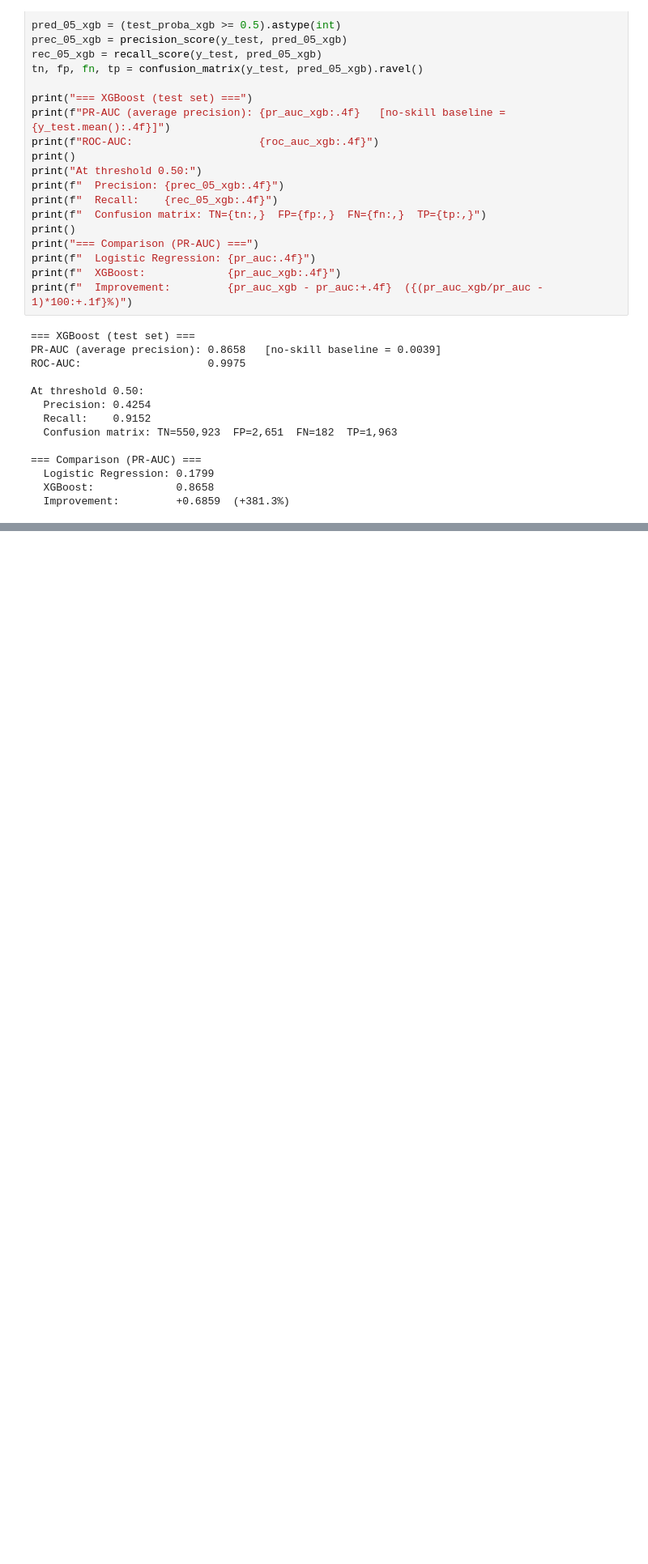
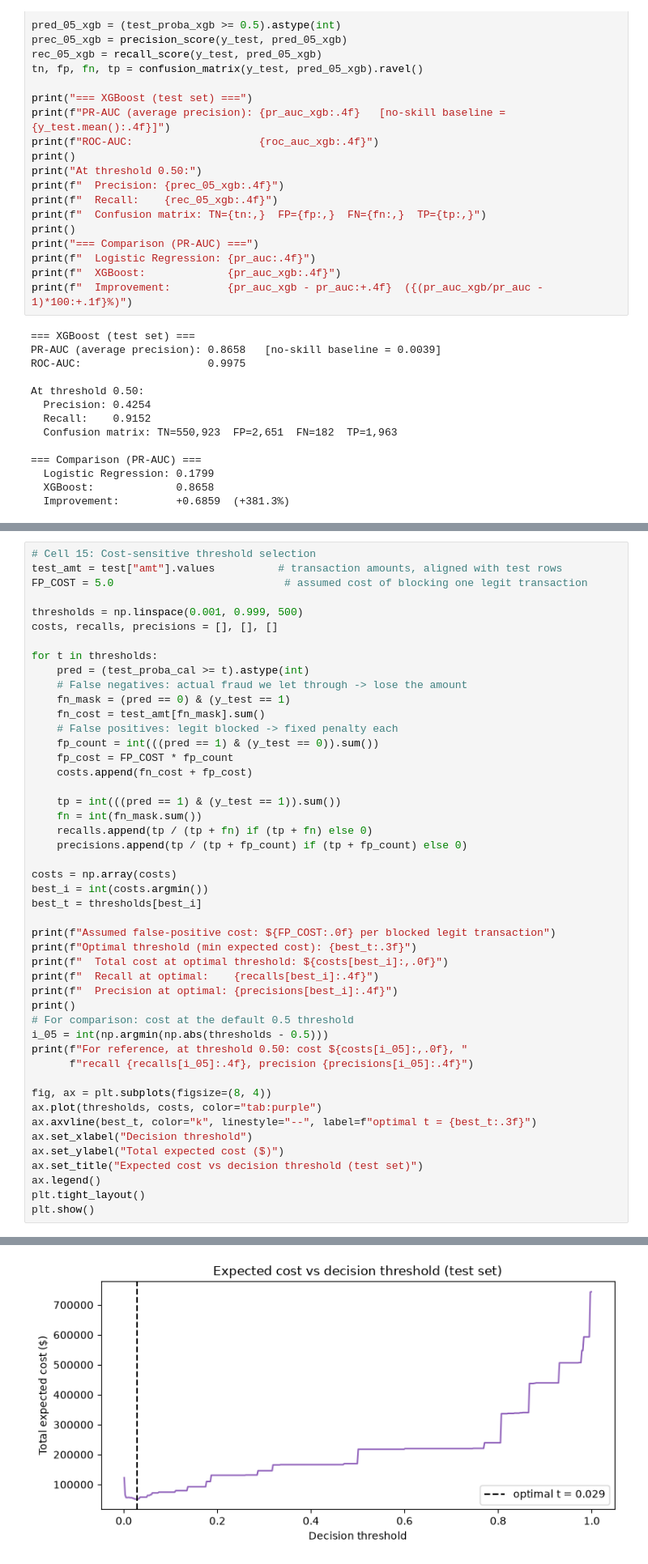
Before and after one commit to KESHAV8087/Payment-Risk-Engine, a Jupyter notebook: notebooks/01_eda.ipynb, the cells around one changed output, grey strips where cells are left out. Shown at 81% size. Saved outputs shown, nothing was run; the diff lists cells and outputs as text; blank space fills up the shorter version.

```diff
--- a/notebooks/01_eda.ipynb
+++ b/notebooks/01_eda.ipynb
@@ -521,0 +531,48 @@ InvalidParameterError: The 'cv' parameter of CalibratedClassifierCV must be an i
+# %%
+# Cell 15: Cost-sensitive threshold selection
+test_amt = test["amt"].values          # transaction amounts, aligned with test rows
+FP_COST = 5.0                           # assumed cost of blocking one legit transaction
+
+thresholds = np.linspace(0.001, 0.999, 500)
+costs, recalls, precisions = [], [], []
+
+for t in thresholds:
+    pred = (test_proba_cal >= t).astype(int)
+    # False negatives: actual fraud we let through -> lose the amount
+    fn_mask = (pred == 0) & (y_test == 1)
+    fn_cost = test_amt[fn_mask].sum()
+    # False positives: legit blocked -> fixed penalty each
+    fp_count = int(((pred == 1) & (y_test == 0)).sum())
+    fp_cost = FP_COST * fp_count
+    costs.append(fn_cost + fp_cost)
+
+    tp = int(((pred == 1) & (y_test == 1)).sum())
+    fn = int(fn_mask.sum())
+    recalls.append(tp / (tp + fn) if (tp + fn) else 0)
+    precisions.append(tp / (tp + fp_count) if (tp + fp_count) else 0)
+
+costs = np.array(costs)
+best_i = int(costs.argmin())
+best_t = thresholds[best_i]
+
+print(f"Assumed false-positive cost: ${FP_COST:.0f} per blocked legit transaction")
+print(f"Optimal threshold (min expected cost): {best_t:.3f}")
+print(f"  Total cost at optimal threshold: ${costs[best_i]:,.0f}")
+print(f"  Recall at optimal:    {recalls[best_i]:.4f}")
+print(f"  Precision at optimal: {precisions[best_i]:.4f}")
+print()
+# For comparison: cost at the default 0.5 threshold
+i_05 = int(np.argmin(np.abs(thresholds - 0.5)))
+print(f"For reference, at threshold 0.50: cost ${costs[i_05]:,.0f}, "
+      f"recall {recalls[i_05]:.4f}, precision {precisions[i_05]:.4f}")
+
+fig, ax = plt.subplots(figsize=(8, 4))
+ax.plot(thresholds, costs, color="tab:purple")
+ax.axvline(best_t, color="k", linestyle="--", label=f"optimal t = {best_t:.3f}")
+ax.set_xlabel("Decision threshold")
+ax.set_ylabel("Total expected cost ($)")
+ax.set_title("Expected cost vs decision threshold (test set)")
+ax.legend()
+plt.tight_layout()
+plt.show()
+# %% [output]
@@ -521,0 +586 @@ InvalidParameterError: The 'cv' parameter of CalibratedClassifierCV must be an i
+[figure, added]
```
Also changed, not shown: parts of 3 cells of this notebook, 3 other files.
